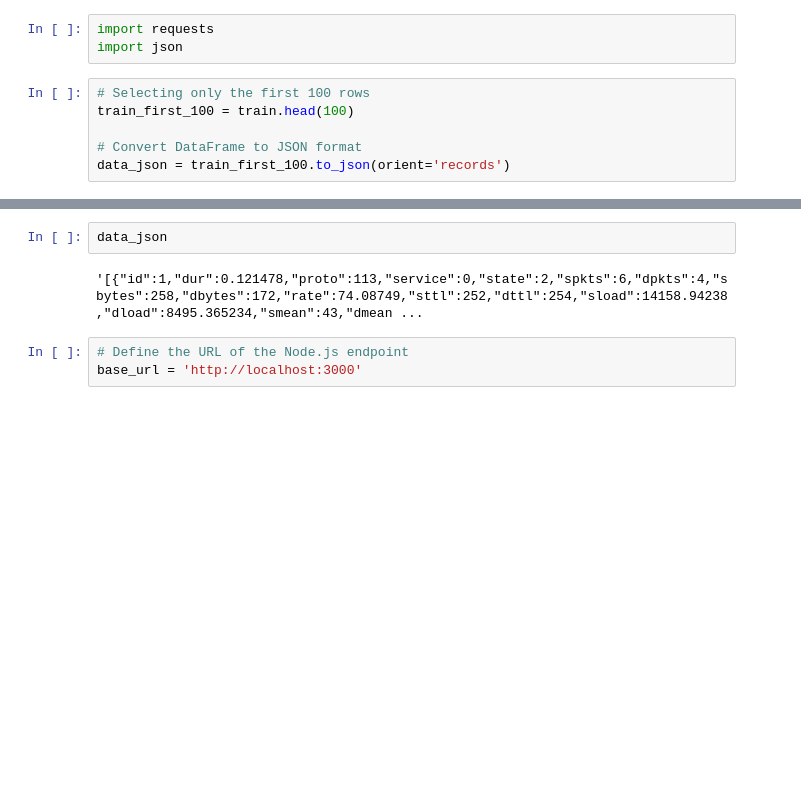
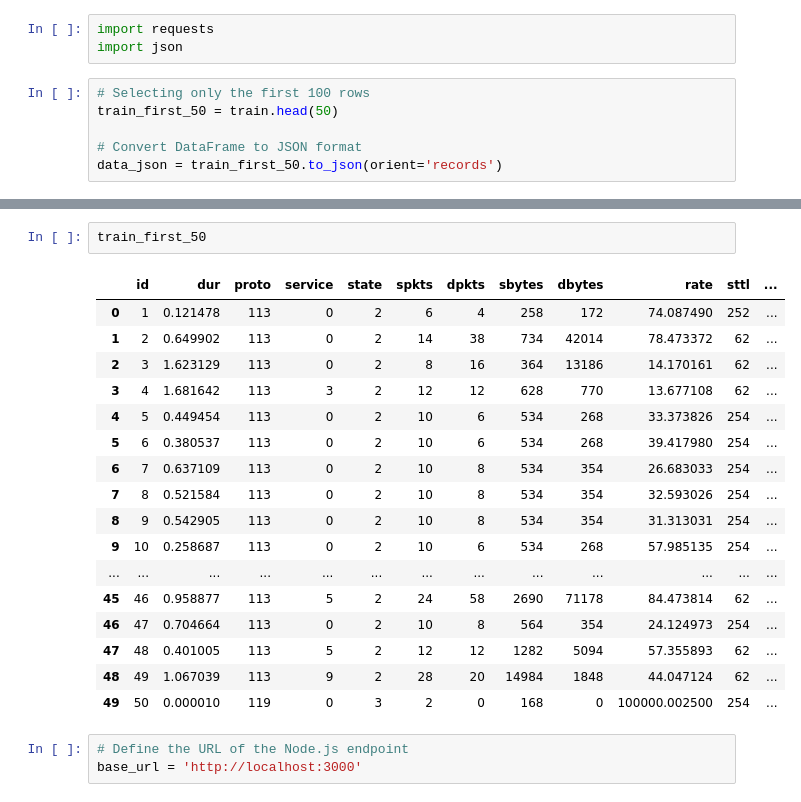
Before and after one commit to iampkumar02/task_, a Jupyter notebook: cleaning_preprocessing.ipynb, the cells around one changed output, grey strips where cells are left out. Cells and saved outputs as stored; diff of their text form; blank space fills up the shorter version.

Commit message:
change the size of data to process

```diff
--- a/cleaning_preprocessing.ipynb
+++ b/cleaning_preprocessing.ipynb
@@ -265,7 +265,7 @@ import requests
 import json
 # %%
 # Selecting only the first 100 rows
-train_first_100 = train.head(100)
+train_first_50 = train.head(50)
 
 # Convert DataFrame to JSON format
-data_json = train_first_100.to_json(orient='records')
+data_json = train_first_50.to_json(orient='records')
@@ -288,7 +272,23 @@ train_first_100
-# %%
-data_json
-# %% [output]
-'[{"id":1,"dur":0.121478,"proto":113,"service":0,"state":2,"spkts":6,"dpkts":4,"sbytes":258,"dbytes":172,"rate":74.08749,"sttl":252,"dttl":254,"sload":14158.94238,"dload":8495.365234,"smean":43,"dmean ...
+# %%
+train_first_50
+# %% [output]
+|  | id | dur | proto | service | state | spkts | dpkts | sbytes | dbytes | rate | sttl | ... |
+| 0 | 1 | 0.121478 | 113 | 0 | 2 | 6 | 4 | 258 | 172 | 74.087490 | 252 | ... |
+| 1 | 2 | 0.649902 | 113 | 0 | 2 | 14 | 38 | 734 | 42014 | 78.473372 | 62 | ... |
+| 2 | 3 | 1.623129 | 113 | 0 | 2 | 8 | 16 | 364 | 13186 | 14.170161 | 62 | ... |
+| 3 | 4 | 1.681642 | 113 | 3 | 2 | 12 | 12 | 628 | 770 | 13.677108 | 62 | ... |
+| 4 | 5 | 0.449454 | 113 | 0 | 2 | 10 | 6 | 534 | 268 | 33.373826 | 254 | ... |
+| 5 | 6 | 0.380537 | 113 | 0 | 2 | 10 | 6 | 534 | 268 | 39.417980 | 254 | ... |
+| 6 | 7 | 0.637109 | 113 | 0 | 2 | 10 | 8 | 534 | 354 | 26.683033 | 254 | ... |
+| 7 | 8 | 0.521584 | 113 | 0 | 2 | 10 | 8 | 534 | 354 | 32.593026 | 254 | ... |
+| 8 | 9 | 0.542905 | 113 | 0 | 2 | 10 | 8 | 534 | 354 | 31.313031 | 254 | ... |
+| 9 | 10 | 0.258687 | 113 | 0 | 2 | 10 | 6 | 534 | 268 | 57.985135 | 254 | ... |
+| ... | ... | ... | ... | ... | ... | ... | ... | ... | ... | ... | ... | ... |
+| 45 | 46 | 0.958877 | 113 | 5 | 2 | 24 | 58 | 2690 | 71178 | 84.473814 | 62 | ... |
+| 46 | 47 | 0.704664 | 113 | 0 | 2 | 10 | 8 | 564 | 354 | 24.124973 | 254 | ... |
+| 47 | 48 | 0.401005 | 113 | 5 | 2 | 12 | 12 | 1282 | 5094 | 57.355893 | 62 | ... |
+| 48 | 49 | 1.067039 | 113 | 9 | 2 | 28 | 20 | 14984 | 1848 | 44.047124 | 62 | ... |
+| 49 | 50 | 0.000010 | 119 | 0 | 3 | 2 | 0 | 168 | 0 | 100000.002500 | 254 | ... |
 # %%
 # Define the URL of the Node.js endpoint
 base_url = 'http://localhost:3000'
```
Also changed, not shown: parts of 3 cells of this notebook.
